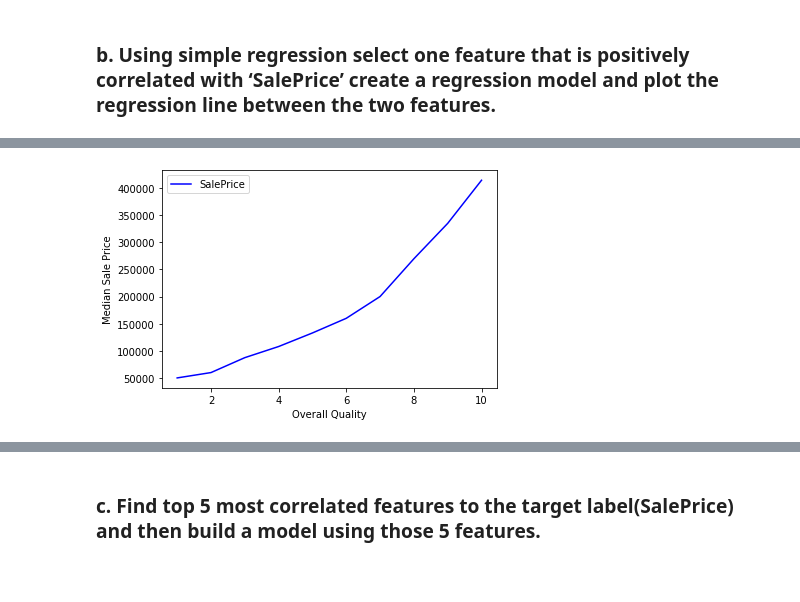
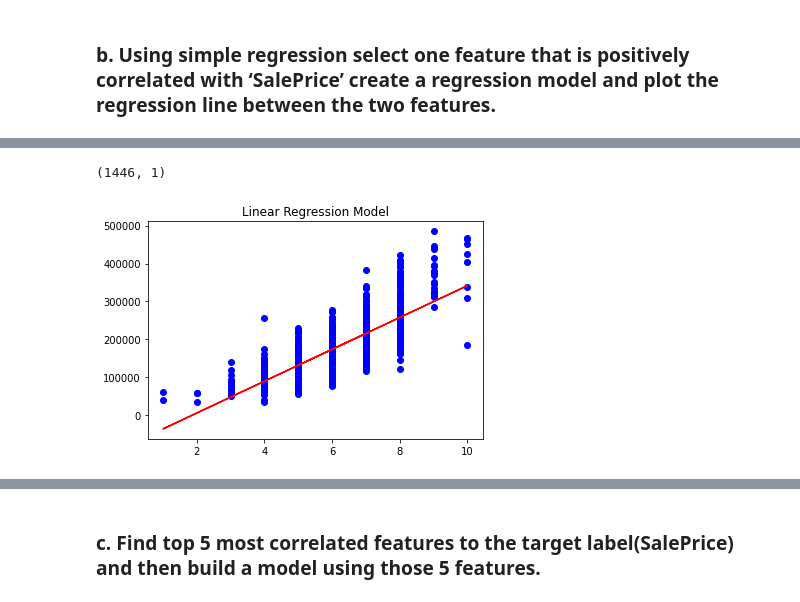
Before and after one commit to JavkhlanEnkhjin/ICP, a Jupyter notebook: ICP6/ICP_6_Question1.ipynb, the cells around one changed output, grey strips where cells are left out. Drawn from its saved outputs; the diff is of its cells as text; code cells hidden in the pictures; blank space fills up the shorter version.

```diff
--- a/ICP6/ICP_6_Question1.ipynb
+++ b/ICP6/ICP_6_Question1.ipynb
@@ -95,9 +74,31 @@ OverallQual
-# %%
-# plotting graph between salePrice and overall quality
-quality_pivot.plot(kind='line', color='blue')
-plt.xlabel('Overall Quality')
-plt.ylabel('Median Sale Price')
-plt.xticks(rotation=0)
-plt.show()
-# %% [output]
-[figure, removed]
+# %%
+#building model of overall quality and sale price
+ds = data[['OverallQual', 'SalePrice']]
+#x stores the OverallQual
+x = ds.iloc[:, :-1].values
+#y stores the SalePrice
+y = ds.iloc[:, -1].values
+# %%
+# splitting train and test data 70:30
+X_train, X_test, y_train, y_test = train_test_split(x, y, test_size = 0.30, random_state = 0)
+# %%
+x.shape
+# %% [output]
+(1446, 1)
+# %%
+# creating linear regression
+reg = LinearRegression()
+#fitting the x train on y train
+reg.fit(X_train, y_train)
+#calculating the prediction y_pred for x_test value
+y_pred = reg.predict(X_test)
+#calculating the prediction x_pred for x_train value
+x_pred = reg.predict(X_train)
+# %%
+# visualizing the train model
+plt.scatter(X_train, y_train, color='blue')
+plt.plot(X_train, x_pred, color='red')
+plt.title('Linear Regression Model')
+plt.show()
+# %% [output]
+[figure, added]
```
Also changed, not shown: parts of 31 cells of this notebook, 1 other file.
